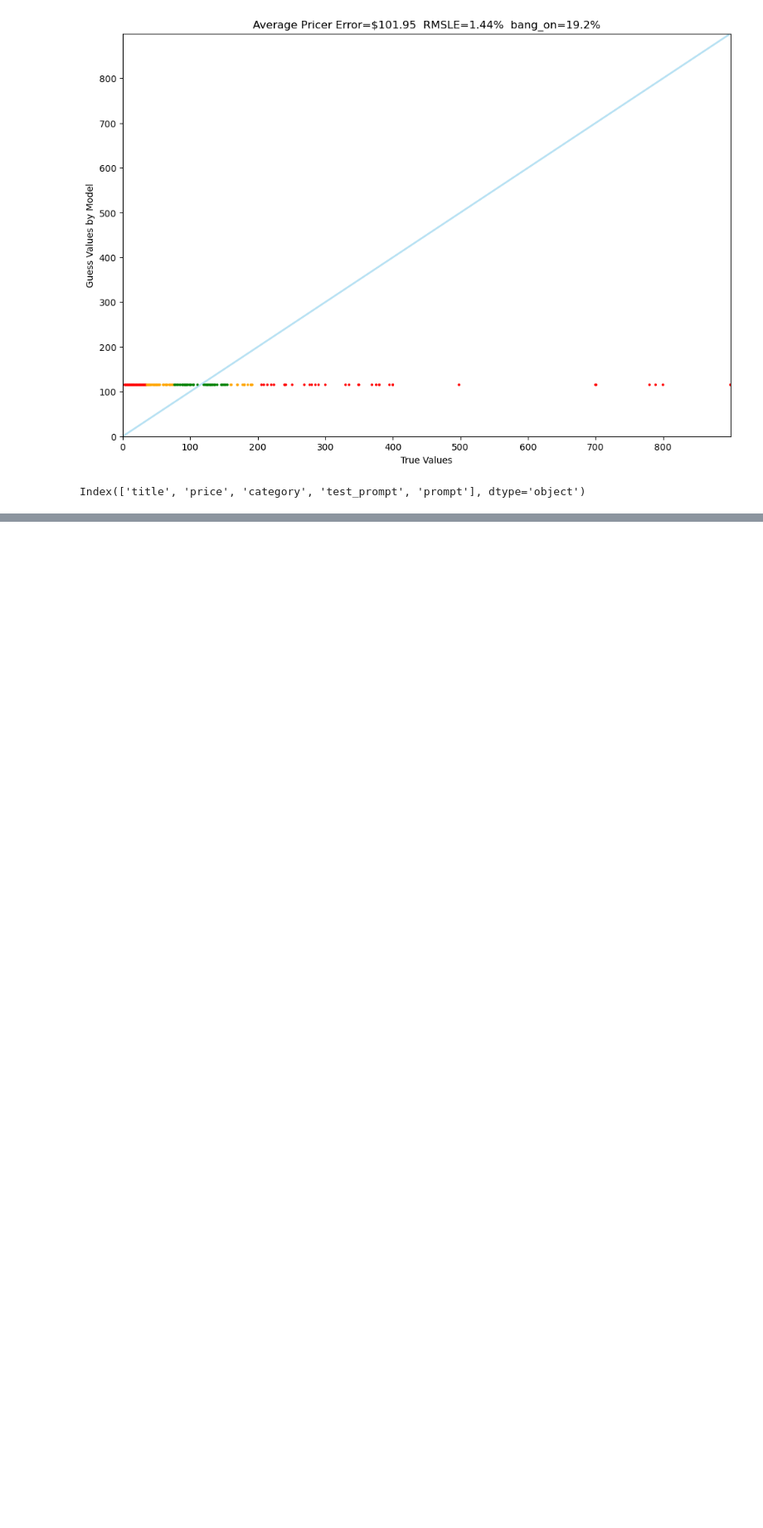
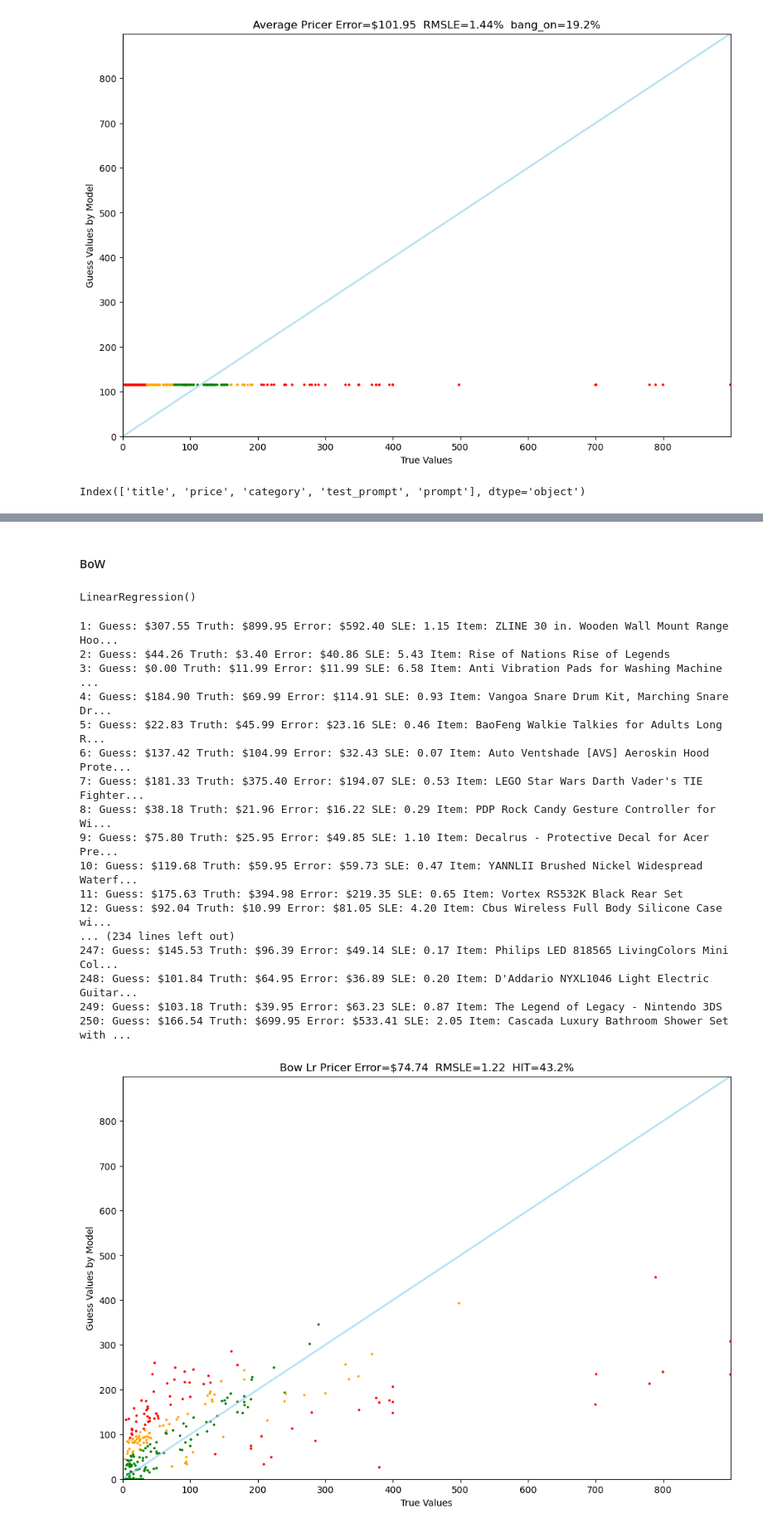
Before and after one commit to vishy04/Pricer_lite, a Jupyter notebook: notebooks/3.baseline_ml.ipynb, the cells around one changed output, grey strips where cells are left out. Shown at 83% size. Drawn from its saved outputs; the diff is of its cells as text; code cells hidden in the pictures; blank space fills up the shorter version.

```diff
--- a/notebooks/3.baseline_ml.ipynb
+++ b/notebooks/3.baseline_ml.ipynb
@@ -203,0 +256,8 @@ Index(['title', 'price', 'category', 'test_prompt', 'prompt'], dtype='object')
+# %%
+#getting the most common features
+from collections import Counter
+feature_count = Counter()
+for item in train_details:
+    for f in item.features.keys():
+        feature_count[f]+=1
+feature_count.most_common(20)
@@ -203,0 +288,7 @@ Index(['title', 'price', 'category', 'test_prompt', 'prompt'], dtype='object')
+# %%
+brands = Counter()
+for item in train_details:
+    brand = item.features.get('Brand')
+    if brand :
+        brands[brand] +=1
+brands.most_common(40)
@@ -203,0 +581,43 @@ Index(['title', 'price', 'category', 'test_prompt', 'prompt'], dtype='object')
+# %% [markdown]
+#### BoW
+# %%
+# 1. Data Preparation
+documents = train['test_prompt'].to_list()
+# test prompt so the model doesn't see the price
+np.random.seed(42)
+prices = train['price'].astype(float).to_numpy()
+# using np array maybe much better for setting random seeds
+# also LR converts it into array so better for efficiency
+
+# 2. Processing and Training
+vectorizer = CountVectorizer(max_features=1000, stop_words='english')
+X = vectorizer.fit_transform(documents)
+regressor = LinearRegression()
+regressor.fit(X, prices)
+# %% [output]
+LinearRegression()
+# %%
+def bow_lr_pricer(item):
+    x = vectorizer.transform([item.test_prompt])
+    return max(regressor.predict(x)[0],0)  #ensuring no negetive price is returned , also regressor.predict() return a numpy array
+# %%
+Tester.test(bow_lr_pricer)
+# %% [output]
+1: Guess: $307.55 Truth: $899.95 Error: $592.40 SLE: 1.15 Item: ZLINE 30 in. Wooden Wall Mount Range Hoo...
+2: Guess: $44.26 Truth: $3.40 Error: $40.86 SLE: 5.43 Item: Rise of Nations Rise of Legends
+3: Guess: $0.00 Truth: $11.99 Error: $11.99 SLE: 6.58 Item: Anti Vibration Pads for Washing Machine ...
+4: Guess: $184.90 Truth: $69.99 Error: $114.91 SLE: 0.93 Item: Vangoa Snare Drum Kit, Marching Snare Dr...
+5: Guess: $22.83 Truth: $45.99 Error: $23.16 SLE: 0.46 Item: BaoFeng Walkie Talkies for Adults Long R...
+6: Guess: $137.42 Truth: $104.99 Error: $32.43 SLE: 0.07 Item: Auto Ventshade [AVS] Aeroskin Hood Prote...
+7: Guess: $181.33 Truth: $375.40 Error: $194.07 SLE: 0.53 Item: LEGO Star Wars Darth Vader's TIE Fighter...
+8: Guess: $38.18 Truth: $21.96 Error: $16.22 SLE: 0.29 Item: PDP Rock Candy Gesture Controller for Wi...
+9: Guess: $75.80 Truth: $25.95 Error: $49.85 SLE: 1.10 Item: Decalrus - Protective Decal for Acer Pre...
+10: Guess: $119.68 Truth: $59.95 Error: $59.73 SLE: 0.47 Item: YANNLII Brushed Nickel Widespread Waterf...
+11: Guess: $175.63 Truth: $394.98 Error: $219.35 SLE: 0.65 Item: Vortex RS532K Black Rear Set
+12: Guess: $92.04 Truth: $10.99 Error: $81.05 SLE: 4.20 Item: Cbus Wireless Full Body Silicone Case wi...
+... (234 lines left out)
+247: Guess: $145.53 Truth: $96.39 Error: $49.14 SLE: 0.17 Item: Philips LED 818565 LivingColors Mini Col...
+248: Guess: $101.84 Truth: $64.95 Error: $36.89 SLE: 0.20 Item: D'Addario NYXL1046 Light Electric Guitar...
+249: Guess: $103.18 Truth: $39.95 Error: $63.23 SLE: 0.87 Item: The Legend of Legacy - Nintendo 3DS
+250: Guess: $166.54 Truth: $699.95 Error: $533.41 SLE: 2.05 Item: Cascada Luxury Bathroom Shower Set with ...
+[figure, added]
```
Also changed, not shown: parts of 27 cells of this notebook, 1 other file.
